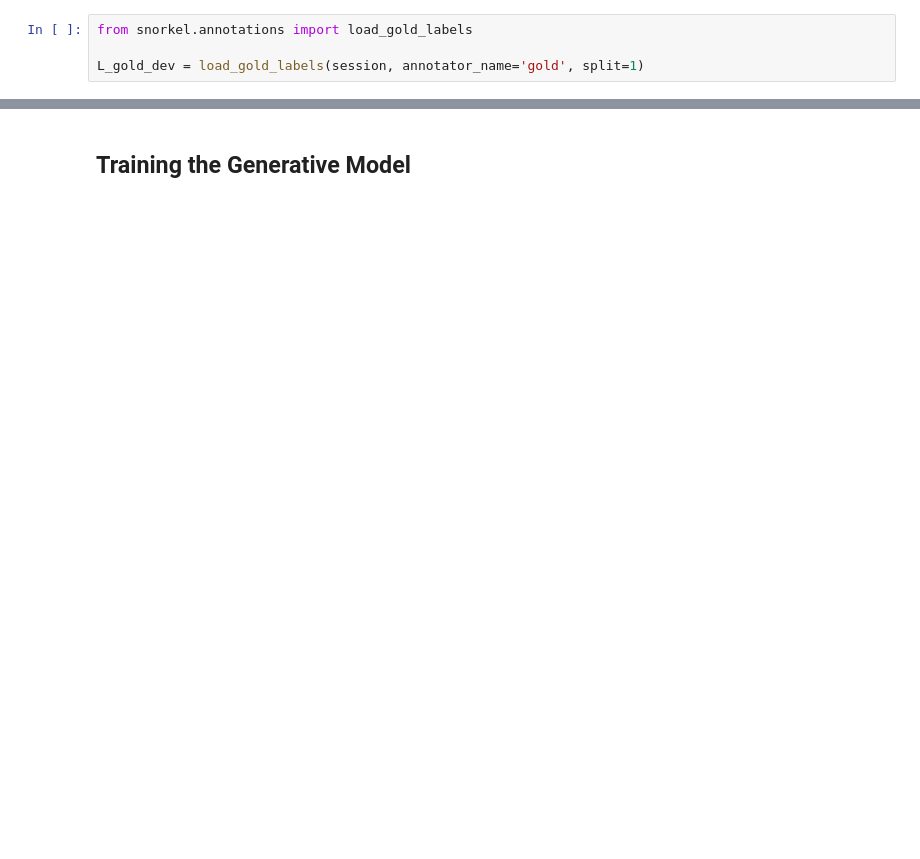
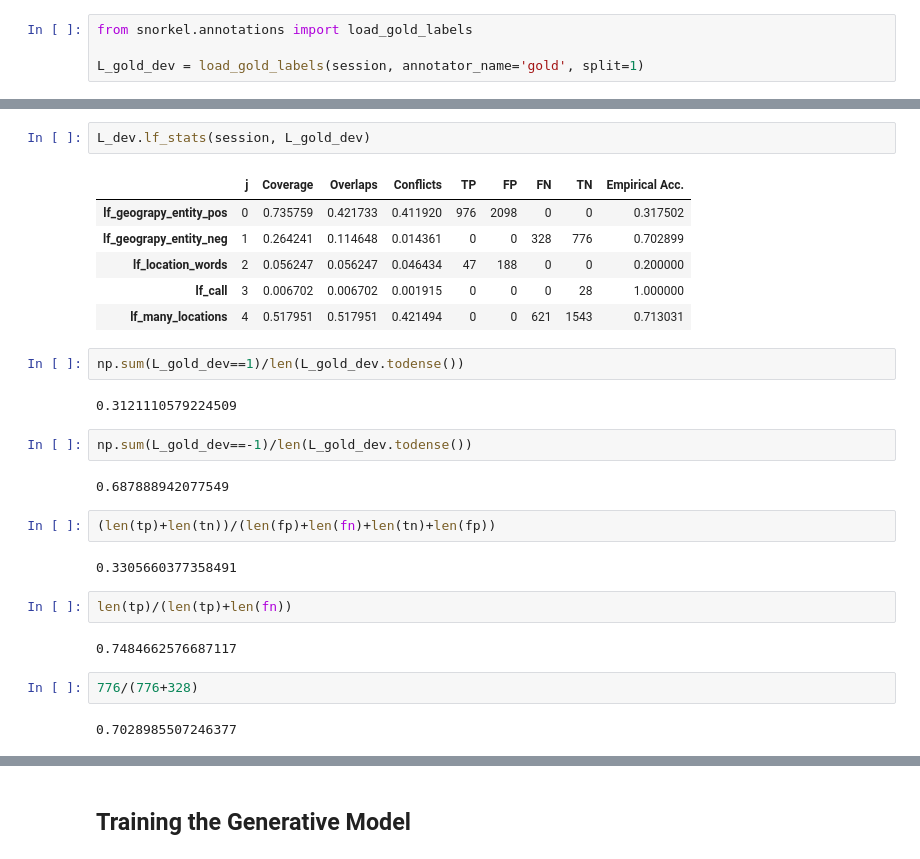
Before and after one commit to CHTAP/extractors, a Jupyter notebook: src/Snorkel_Pipeline_Version_NB2.ipynb, the cells around one changed output, grey strips where cells are left out. Saved outputs shown, nothing was run; the diff lists cells and outputs as text; blank space fills up the shorter version.

```diff
--- a/src/Snorkel_Pipeline_Version_NB2.ipynb
+++ b/src/Snorkel_Pipeline_Version_NB2.ipynb
@@ -44 +275,30 @@ tp, fp, tn, fn = test_LF(session, LF_wife_in_sentence, split=1, annotator_name='
+# %%
+L_dev.lf_stats(session, L_gold_dev)
+# %% [output]
+|  | j | Coverage | Overlaps | Conflicts | TP | FP | FN | TN | Empirical Acc. |
+| lf_geograpy_entity_pos | 0 | 0.735759 | 0.421733 | 0.411920 | 976 | 2098 | 0 | 0 | 0.317502 |
+| lf_geograpy_entity_neg | 1 | 0.264241 | 0.114648 | 0.014361 | 0 | 0 | 328 | 776 | 0.702899 |
+| lf_location_words | 2 | 0.056247 | 0.056247 | 0.046434 | 47 | 188 | 0 | 0 | 0.200000 |
+| lf_call | 3 | 0.006702 | 0.006702 | 0.001915 | 0 | 0 | 0 | 28 | 1.000000 |
+| lf_many_locations | 4 | 0.517951 | 0.517951 | 0.421494 | 0 | 0 | 621 | 1543 | 0.713031 |
+# %%
+np.sum(L_gold_dev==1)/len(L_gold_dev.todense())
+# %% [output]
+0.3121110579224509
+# %%
+np.sum(L_gold_dev==-1)/len(L_gold_dev.todense())
+# %% [output]
+0.687888942077549
+# %%
+(len(tp)+len(tn))/(len(fp)+len(fn)+len(tn)+len(fp))
+# %% [output]
+0.3305660377358491
+# %%
+len(tp)/(len(tp)+len(fn))
+# %% [output]
+0.7484662576687117
+# %%
+776/(776+328)
+# %% [output]
+0.7028985507246377
 # %%
```
Also changed, not shown: parts of 17 cells of this notebook, 2 other files.
